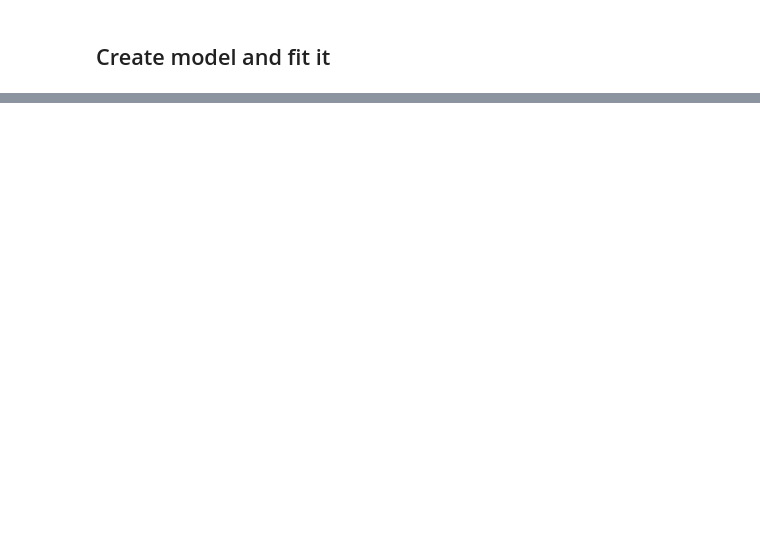
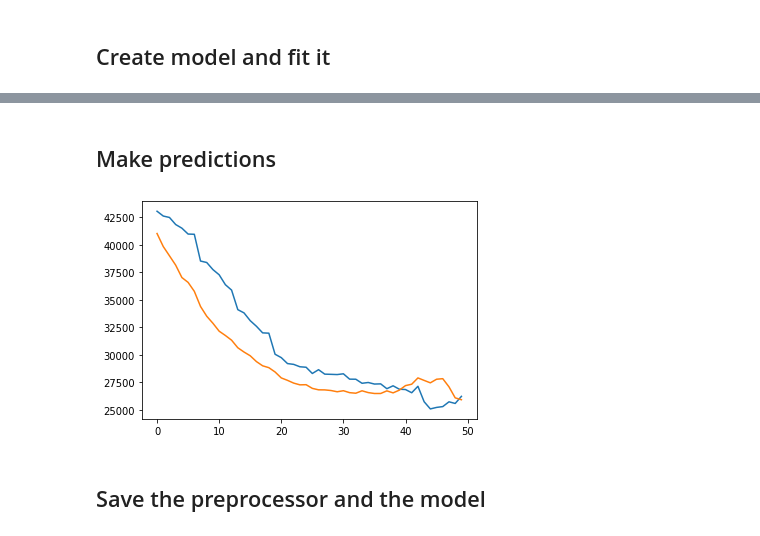
Before and after one commit to Schichael/TCN_Seq2Seq, a Jupyter notebook: notebooks/TCN_TCN_sample_notebook.ipynb, the cells around one changed output, grey strips where cells are left out. Saved outputs shown, nothing was run; the diff lists cells and outputs as text; code cells hidden in the pictures; blank space fills up the shorter version.

```diff
--- a/notebooks/TCN_TCN_sample_notebook.ipynb
+++ b/notebooks/TCN_TCN_sample_notebook.ipynb
@@ -180,7 +113,7 @@ cb_early_stopping = EarlyStopping(patience=3, restore_best_weights=True)
 model.fit(X_train,
           y_train,
           (X_val, y_val),
-          epochs=1,
+          epochs=10,
           batch_size=64,
           callbacks = cb_early_stopping
           )
@@ -223 +147,19 @@ model.save_model(save_path)
+# %% [markdown]
+## Make predictions
+# %%
+y_pred = model.predict(X_val)
+# %%
+y_pred = y_pred.squeeze(axis=-1)
+# %%
+y_pred_unscaled = inverse_scale_sequences(y_pred, preprocessor.scaler_y)
+y_val_unscaled = inverse_scale_sequences(np.expand_dims(y_val, axis=-1),
+                                                        preprocessor.scaler_y)
+# %%
+plt.plot(y_pred_unscaled[3000])
+plt.plot(y_val_unscaled[3000])
+plt.show()
+# %% [output]
+[figure, added]
+# %% [markdown]
+## Save the preprocessor and the model
 # %%
```
Also changed, not shown: parts of 98 cells of this notebook, 14 other files.
